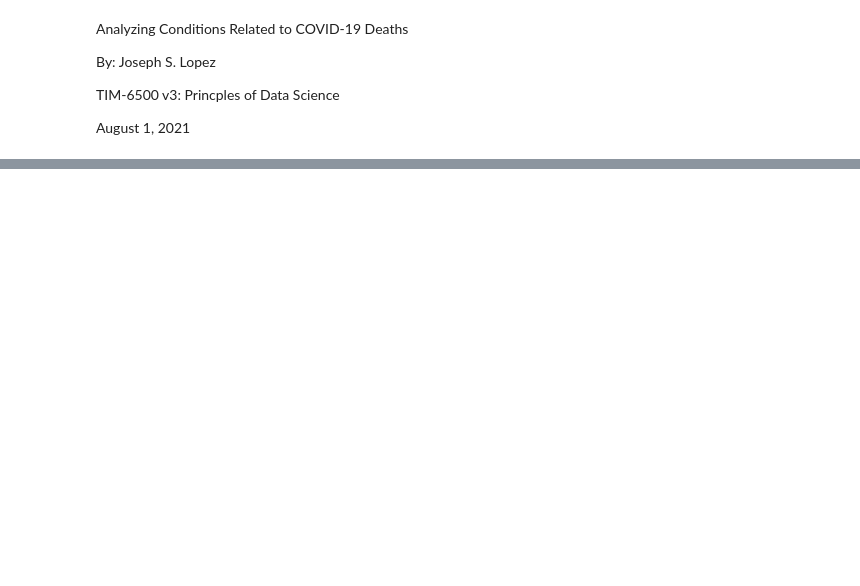
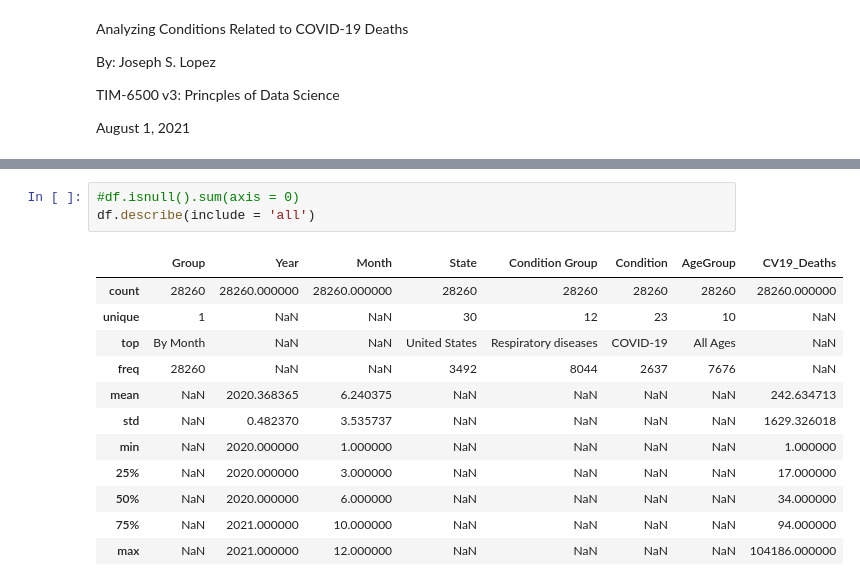
Before and after one commit to JScottLopez/github-ds, a Jupyter notebook: TIM_6500_JSLopez.ipynb, the cells around one changed output, grey strips where cells are left out. Drawn from its saved outputs; the diff is of its cells as text; blank space fills up the shorter version.

```diff
--- a/TIM_6500_JSLopez.ipynb
+++ b/TIM_6500_JSLopez.ipynb
@@ -265,0 +150,16 @@ display(df3)
+# %%
+#df.isnull().sum(axis = 0)
+df.describe(include = 'all')
+# %% [output]
+|  | Group | Year | Month | State | Condition Group | Condition | AgeGroup | CV19_Deaths |
+| count | 28260 | 28260.000000 | 28260.000000 | 28260 | 28260 | 28260 | 28260 | 28260.000000 |
+| unique | 1 | NaN | NaN | 30 | 12 | 23 | 10 | NaN |
+| top | By Month | NaN | NaN | United States | Respiratory diseases | COVID-19 | All Ages | NaN |
+| freq | 28260 | NaN | NaN | 3492 | 8044 | 2637 | 7676 | NaN |
+| mean | NaN | 2020.368365 | 6.240375 | NaN | NaN | NaN | NaN | 242.634713 |
+| std | NaN | 0.482370 | 3.535737 | NaN | NaN | NaN | NaN | 1629.326018 |
+| min | NaN | 2020.000000 | 1.000000 | NaN | NaN | NaN | NaN | 1.000000 |
+| 25% | NaN | 2020.000000 | 3.000000 | NaN | NaN | NaN | NaN | 17.000000 |
+| 50% | NaN | 2020.000000 | 6.000000 | NaN | NaN | NaN | NaN | 34.000000 |
+| 75% | NaN | 2021.000000 | 10.000000 | NaN | NaN | NaN | NaN | 94.000000 |
+| max | NaN | 2021.000000 | 12.000000 | NaN | NaN | NaN | NaN | 104186.000000 |
```
Also changed, not shown: parts of 13 cells of this notebook.
